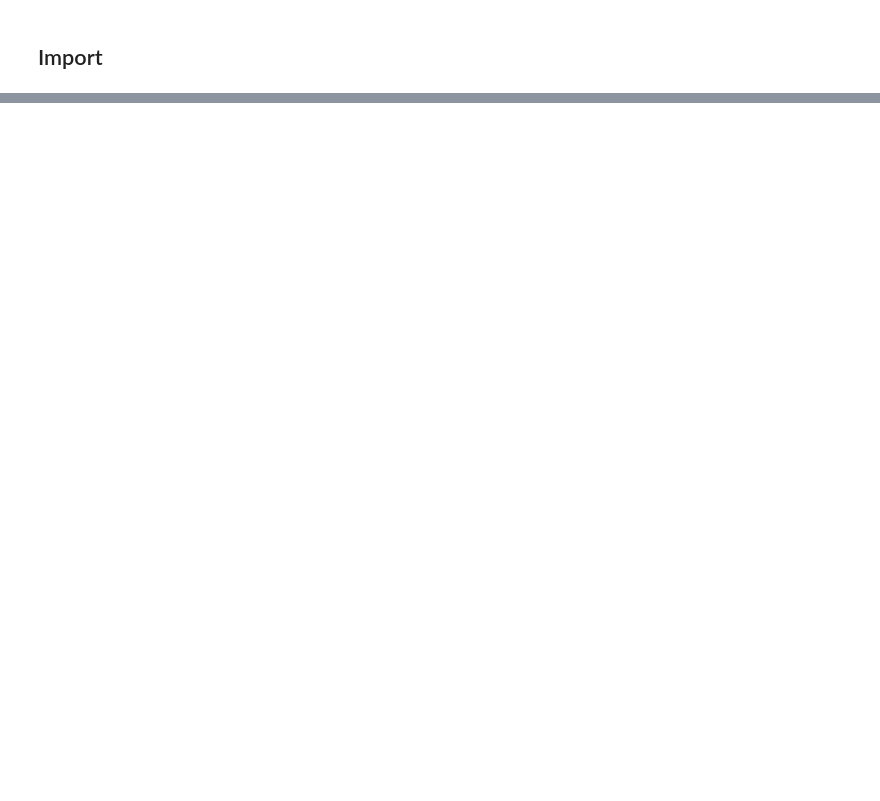
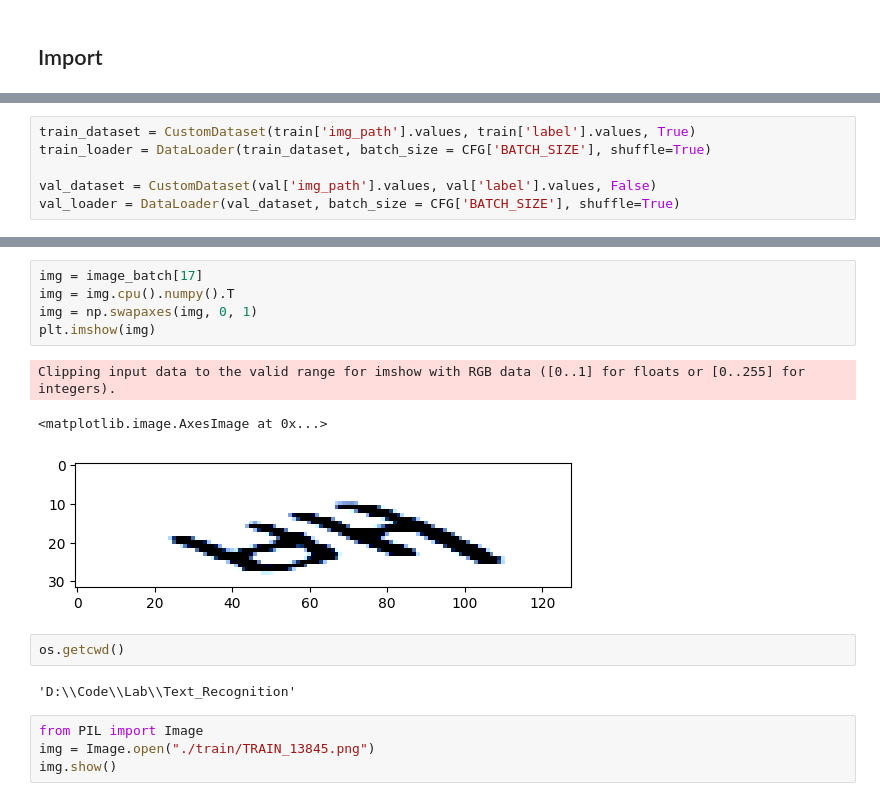
Before and after one commit to co1dtype/Dacon_Text_Recognition, a Jupyter notebook: Data_Argumentation.ipynb, the cells around one changed output, grey strips where cells are left out. Cells and saved outputs as stored; diff of their text form; blank space fills up the shorter version.

```diff
--- a/Data_Argumentation.ipynb
+++ b/Data_Argumentation.ipynb
@@ -150,0 +180,6 @@ sns.barplot(data=df_len_count, x='len', y='len_count')
+# %%
+train_dataset = CustomDataset(train['img_path'].values, train['label'].values, True)
+train_loader = DataLoader(train_dataset, batch_size = CFG['BATCH_SIZE'], shuffle=True)
+
+val_dataset = CustomDataset(val['img_path'].values, val['label'].values, False)
+val_loader = DataLoader(val_dataset, batch_size = CFG['BATCH_SIZE'], shuffle=True)
@@ -150,0 +191,17 @@ sns.barplot(data=df_len_count, x='len', y='len_count')
+# %%
+img = image_batch[17]
+img = img.cpu().numpy().T
+img = np.swapaxes(img, 0, 1)
+plt.imshow(img)
+# %% [output]
+Clipping input data to the valid range for imshow with RGB data ([0..1] for floats or [0..255] for integers).
+<matplotlib.image.AxesImage at 0x...>
+[figure, added]
+# %%
+os.getcwd()
+# %% [output]
+'D:\\Code\\Lab\\Text_Recognition'
+# %%
+from PIL import Image
+img = Image.open("./train/TRAIN_13845.png")
+img.show()
```
Also changed, not shown: parts of 76 cells of this notebook.
